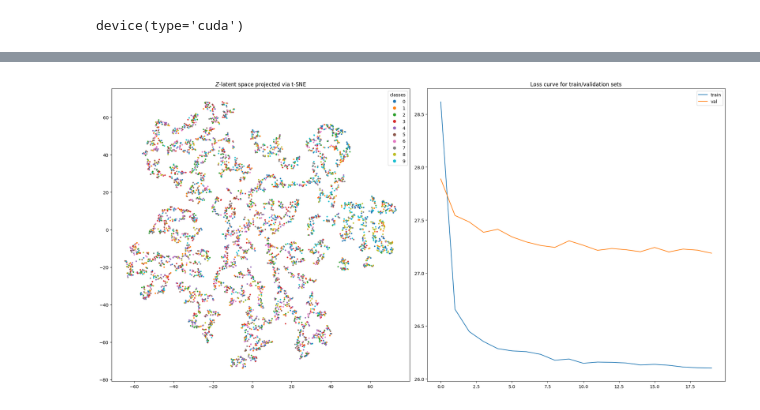
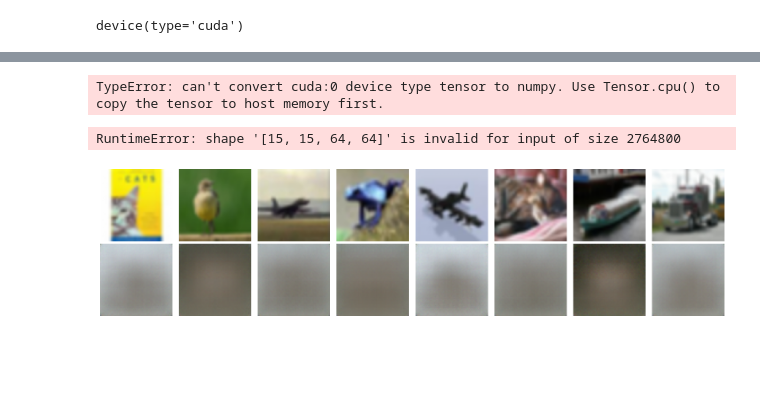
Before and after one commit to thmaz/encoders, a Jupyter notebook: encoders.ipynb, the cells around one changed output, grey strips where cells are left out. Cells and saved outputs as stored; diff of their text form; code cells hidden in the pictures; blank space fills up the shorter version.

```diff
--- a/encoders.ipynb
+++ b/encoders.ipynb
@@ -311 +309,8 @@ y.shape, z.shape, mu.shape, log_var.shape
+# %%
+transform = transforms.Compose([
+    #transforms.Grayscale(num_output_channels=1),
+    transforms.Resize(64),
+    # transforms.Normalize((0.5,), (0.5,)),
+    transforms.ToTensor(),
+])
 # %%
@@ -344,18 +349,10 @@ X_val shape: torch.Size([5000, 1, 32, 32]), y_val shape: torch.Size([5000])
-# %%
-EPOCHS = 20
-BATCH_SIZE = 256
-LEARNING_RATE = 0.003
-LEARNING_RATE_GAMMA = 0.9
-
-# Model constants
-Z_DIM = 2
-LAMBDA_REC_ERR = 100
 # %%
 generator = VAE(z_space=Z_DIM).to(DEVICE)
 
 optimizer = torch.optim.Adam(generator.parameters(), lr=LEARNING_RATE)
+#scheduler = torch.optim.lr_scheduler.CosineAnnealingLR(optimizer, T_max=EPOCHS)
 scheduler = torch.optim.lr_scheduler.ExponentialLR(optimizer, gamma=LEARNING_RATE_GAMMA)
-criterion = nn.BCEWithLogitsLoss()
+criterion = nn.MSELoss()
 
 train_history = []
 val_history = []
@@ -364,16 +361,14 @@ for epoch in range(EPOCHS):
     batch_history = []
     for i, (images, _) in enumerate(train_loader):
         images = images.to(DEVICE)
-        # predict and compute loss
         preds, _, mu, log_var = generator(images)
 
-        # from the original VAE paper
         kl_reg = torch.mean(- 0.5 * torch.sum(1 + log_var - mu.pow(2) - log_var.exp(), dim=1))
         rec_error = LAMBDA_REC_ERR * criterion(preds, images)
         loss = rec_error + kl_reg
 
         batch_history.append(loss.item())
-        # optimization step
+
         optimizer.zero_grad()
         loss.backward()
         optimizer.step()
@@ -419,11 +414,9 @@ test_loss 26.137300491333008
 # %%
-ig, (ax1, ax2) = plt.subplots(1, 2, figsize=(20, 10))
+from sklearn.decomposition import PCA
+z_pca = PCA(n_components=50).fit_transform(z)
+z_proj = TSNE(n_components=2).fit_transform(z_pca)
 
-# Flatten z and move to numpy
-z = z.view(z.shape[0], -1).cpu().detach().numpy()
-
-# Apply t-SNE to reduce dimensionality
-z_proj = TSNE(n_components=2, random_state=42).fit_transform(z)
+fig, (ax1, ax2) = plt.subplots(1, 2, figsize=(20, 10))
 
 # Plot t-SNE projection
 sc = ax1.scatter(z_proj[:, 0], z_proj[:, 1], c=y_test, s=5, cmap='tab10')
@@ -439,4 +432,35 @@ ax2.set_title("Loss curve for train/validation sets")
 plt.tight_layout()
 plt.show()
 # %% [output]
-[figure, removed]
+TypeError: can't convert cuda:0 device type tensor to numpy. Use Tensor.cpu() to copy the tensor to host memory first.
+# %%
+h, w = 15, 15
+z_vecs = torch.randn(h*w, Z_DIM, 1, 1).to('cuda')
+
+y_preds = F.sigmoid(generator.dec(z_vecs)).squeeze().cpu().detach()
+y_preds = y_preds.reshape(h, w, 64, 64).permute(1, 2, 0, 3).reshape(h*64, -1)
+
+plt.figure(figsize=(10, 10))
+plt.imshow(y_preds, cmap='gray')
+# %% [output]
+RuntimeError: shape '[15, 15, 64, 64]' is invalid for input of size 2764800
+# %%
+generator.eval()
+with torch.no_grad():
+    recon, _, _, _ = generator(X_val[:8].to(DEVICE))
+
+recon = recon.cpu().squeeze().numpy()
+original = X_val[:8].squeeze().numpy()
+
+fig, axs = plt.subplots(2, 8, figsize=(16, 4))
+for i in range(8):
+    axs[0, i].imshow(np.transpose(original[i], (1, 2, 0)))
+    axs[0, i].axis('off')
+    axs[1, i].imshow(np.transpose(recon[i], (1, 2, 0)))
+    axs[1, i].axis('off')
+axs[0, 0].set_ylabel("Original", fontsize=12)
+axs[1, 0].set_ylabel("Reconstructed", fontsize=12)
+plt.tight_layout()
+plt.show()
+# %% [output]
+[figure, added]
```
Also changed, not shown: parts of 15 cells of this notebook.
